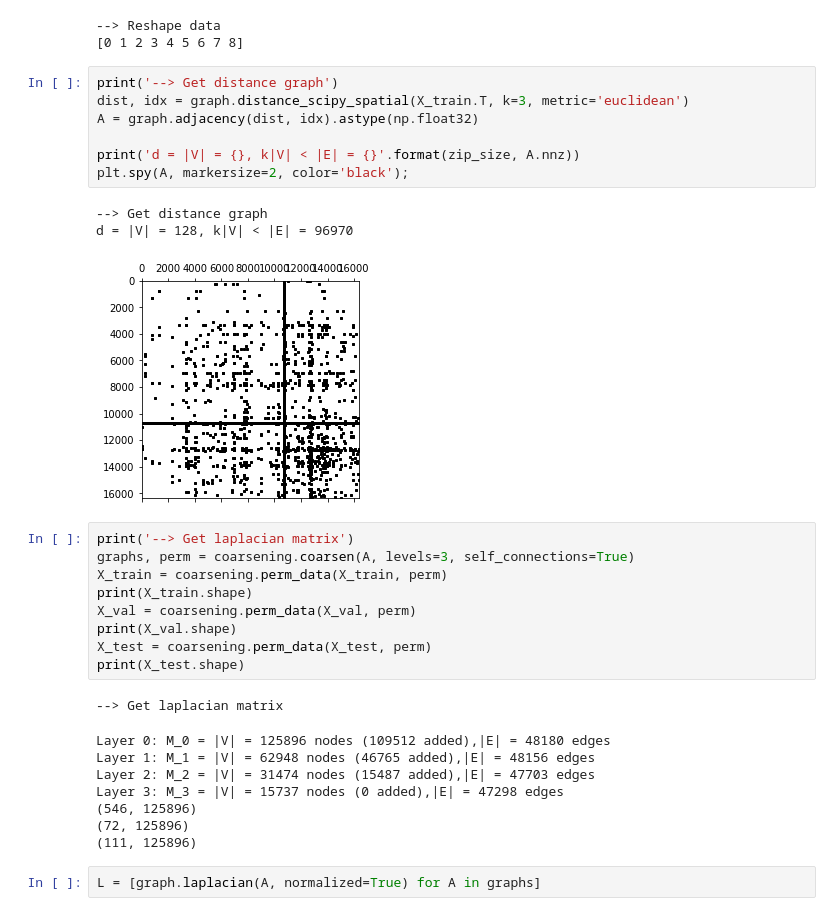
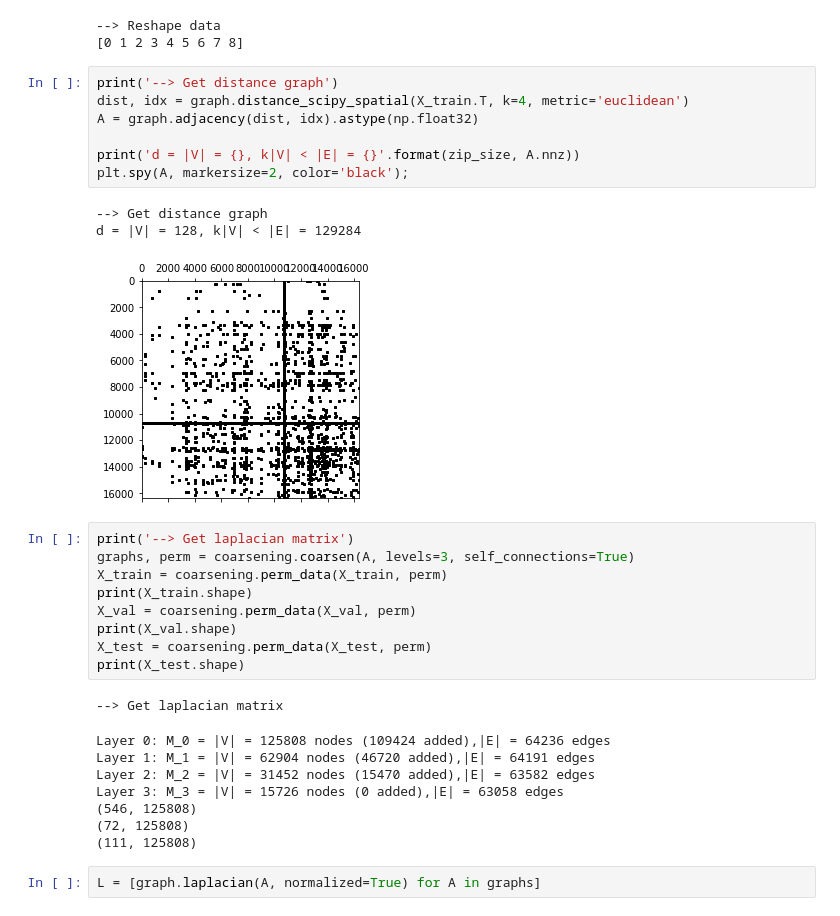
Before and after one commit to allnes/age_classifier, a Jupyter notebook: train_age_9_class_without_1st_interval.ipynb, the cells around one changed output. Cells and saved outputs as stored; diff of their text form.

```diff
--- a/train_age_9_class_without_1st_interval.ipynb
+++ b/train_age_9_class_without_1st_interval.ipynb
@@ -157,15 +163,15 @@ print(np.unique(y))
 [0 1 2 3 4 5 6 7 8]
 # %%
 print('--> Get distance graph')
-dist, idx = graph.distance_scipy_spatial(X_train.T, k=3, metric='euclidean')
+dist, idx = graph.distance_scipy_spatial(X_train.T, k=4, metric='euclidean')
 A = graph.adjacency(dist, idx).astype(np.float32)
 
 print('d = |V| = {}, k|V| < |E| = {}'.format(zip_size, A.nnz))
 plt.spy(A, markersize=2, color='black');
 # %% [output]
 --> Get distance graph
-d = |V| = 128, k|V| < |E| = 96970
+d = |V| = 128, k|V| < |E| = 129284
-[figure, old version]
+[figure, new version]
 # %%
 print('--> Get laplacian matrix')
 graphs, perm = coarsening.coarsen(A, levels=3, self_connections=True)
@@ -177,13 +183,13 @@ X_test = coarsening.perm_data(X_test, perm)
 print(X_test.shape)
 # %% [output]
 --> Get laplacian matrix
-Layer 0: M_0 = |V| = 125896 nodes (109512 added),|E| = 48180 edges
-Layer 1: M_1 = |V| = 62948 nodes (46765 added),|E| = 48156 edges
-Layer 2: M_2 = |V| = 31474 nodes (15487 added),|E| = 47703 edges
-Layer 3: M_3 = |V| = 15737 nodes (0 added),|E| = 47298 edges
-(546, 125896)
-(72, 125896)
-(111, 125896)
+Layer 0: M_0 = |V| = 125808 nodes (109424 added),|E| = 64236 edges
+Layer 1: M_1 = |V| = 62904 nodes (46720 added),|E| = 64191 edges
+Layer 2: M_2 = |V| = 31452 nodes (15470 added),|E| = 63582 edges
+Layer 3: M_3 = |V| = 15726 nodes (0 added),|E| = 63058 edges
+(546, 125808)
+(72, 125808)
+(111, 125808)
 # %%
 L = [graph.laplacian(A, normalized=True) for A in graphs]
 # %%
```
Also changed, not shown: parts of 5 cells of this notebook.
